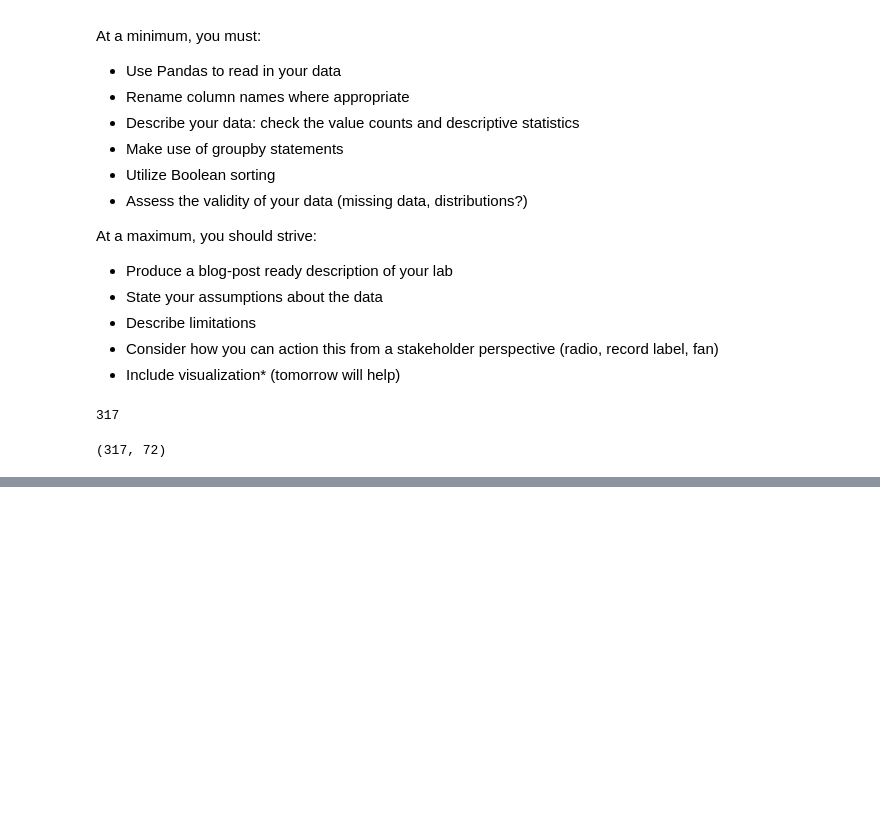
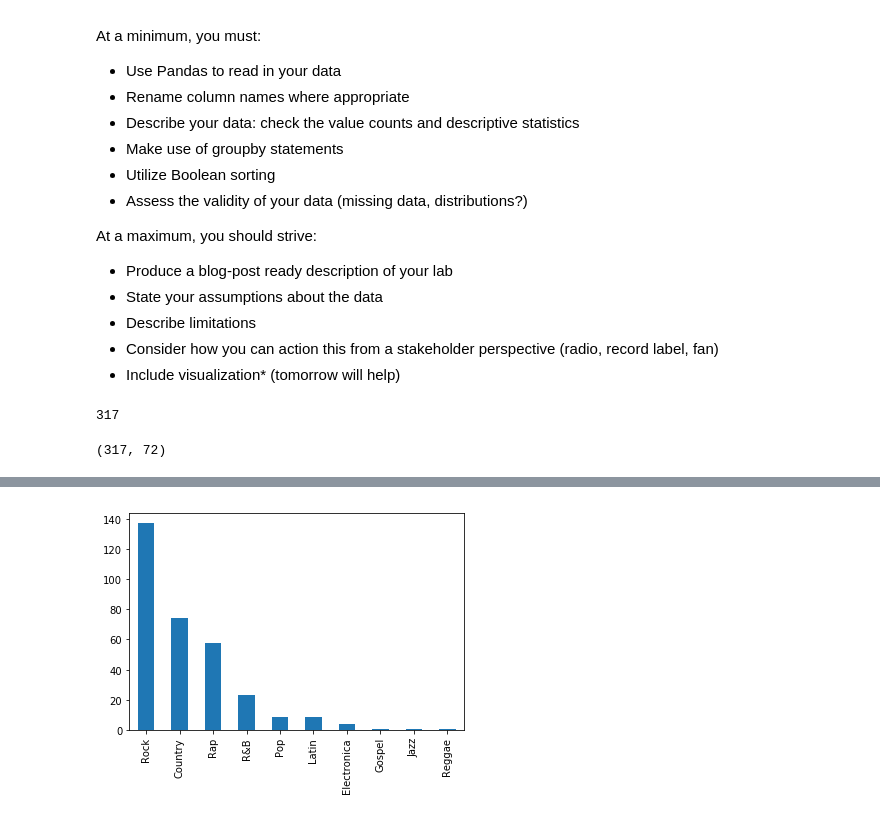
Before and after one commit to matthewbrems/old, a Jupyter notebook: curriculum/02-week/2.10-pandas-lab/code/starter-code-jdoyle.ipynb, the cells around one changed output, grey strips where cells are left out. Saved outputs shown, nothing was run; the diff lists cells and outputs as text; code cells hidden in the pictures; blank space fills up the shorter version.

```diff
--- a/curriculum/02-week/2.10-pandas-lab/code/starter-code-jdoyle.ipynb
+++ b/curriculum/02-week/2.10-pandas-lab/code/starter-code-jdoyle.ipynb
@@ -47,12 +52,3 @@ billboard.shape
 # %% [output]
 317
 (317, 72)
-# %%
-import datetime
-# billboard.date_peaked = pd.to_datetime(billboard.date_peaked)
-# billboard['date_peaked'] = [datetime.strptime(billboard['date_peaked'] , '%Y-%m-%d') for i in billboard['date_peaked']]
-billboard['date_entered'] = pd.to_datetime(billboard.date_entered)
-billboard['date_peaked'] = pd.to_datetime(billboard.date_peaked)
-billboard[['date_entered', pd.to_datetime(billboard.date_entered)]]
-# billboard['days_till_peak'] = (pd.to_datetime(billboard.date_peaked) - pd.to_datetime(billboard.date_entered)).days
-# billboard['days_till_peak'] = [(pd.to_datetime(billboard.date_peaked[i]) - pd.to_datetime(billboard.date_entered[i])).days for i in billboard]
@@ -92,0 +55,14 @@ billboard
+# %%
+import datetime as dt
+import time
+
+billboard.date_entered = pd.to_datetime(billboard.date_entered)
+billboard.date_peaked = pd.to_datetime(billboard.date_peaked)
+billboard['days_to_peak'] = billboard.date_peaked - billboard.date_entered
+# %%
+billboard.artist_inverted.value_counts(ascending=False)
+import numpy as np
+import re
+import datetime
+billboard['days_to_peak'] = billboard.days_to_peak.map( lambda x: str(x))
+billboard['days_to_peak'] = billboard.days_to_peak.map( lambda x: int(x.split()[0]))
@@ -92,0 +73,8 @@ billboard
+# %%
+billboard.genre.value_counts().plot(kind='bar')
+# drinks.continent.value_counts().plot(kind='bar')
+# drinks.groupby('continent').mean().plot(kind='bar')
+# billboard[billboard.date_peaked=='2000-12-02']
+plt.show()
+# %% [output]
+[figure, added]
```
Also changed, not shown: parts of 17 cells of this notebook, 8 other files.
